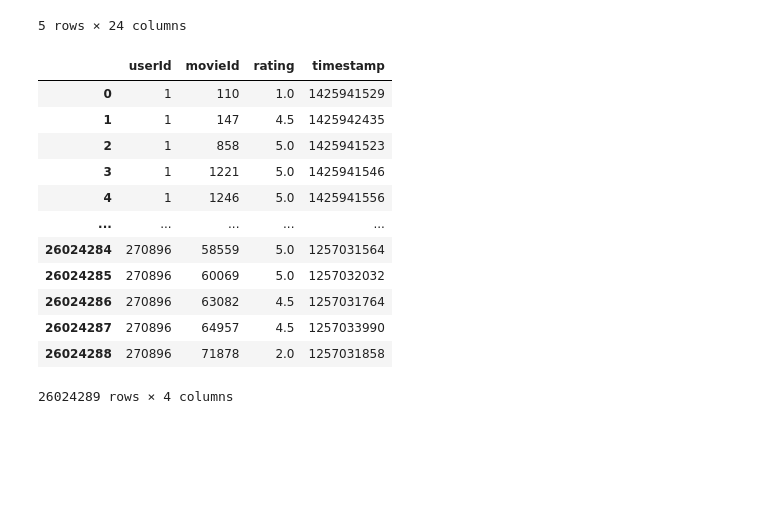
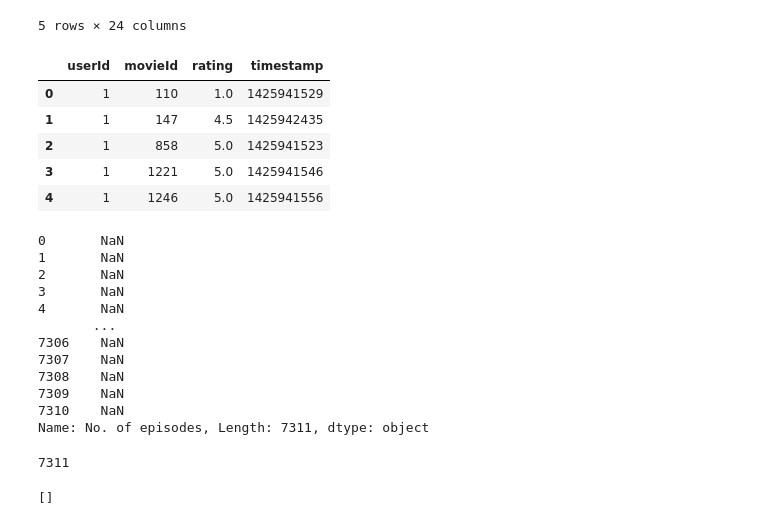
Before and after one commit to ckeistler/Module08_Movies-ETL_ExtractTransformLoad, a Jupyter notebook: ETL_function_test.ipynb, the cells around one changed output. Cells and saved outputs as stored; diff of their text form; code cells hidden in the pictures; blank space fills up the shorter version.

```diff
--- a/ETL_function_test.ipynb
+++ b/ETL_function_test.ipynb
@@ -83,18 +89,34 @@ kaggle_metadata.head()
 5 rows × 24 columns
 # %%
 # 11. Check the ratings DataFrame.
-ratings
+ratings.head()
 # %% [output]
 |  | userId | movieId | rating | timestamp |
 | 0 | 1 | 110 | 1.0 | 1425941529 |
 | 1 | 1 | 147 | 4.5 | 1425942435 |
 | 2 | 1 | 858 | 5.0 | 1425941523 |
 | 3 | 1 | 1221 | 5.0 | 1425941546 |
 | 4 | 1 | 1246 | 5.0 | 1425941556 |
-| ... | ... | ... | ... | ... |
-| 26024284 | 270896 | 58559 | 5.0 | 1257031564 |
-| 26024285 | 270896 | 60069 | 5.0 | 1257032032 |
-| 26024286 | 270896 | 63082 | 4.5 | 1257031764 |
-| 26024287 | 270896 | 64957 | 4.5 | 1257033990 |
-| 26024288 | 270896 | 71878 | 2.0 | 1257031858 |
-26024289 rows × 4 columns
+# %%
+wiki_movies_df['No. of episodes']
+# %% [output]
+0       NaN
+1       NaN
+2       NaN
+3       NaN
+4       NaN
+       ...
+7306    NaN
+7307    NaN
+7308    NaN
+7309    NaN
+7310    NaN
+Name: No. of episodes, Length: 7311, dtype: object
+# %%
+len(wiki_movies_df)
+# %% [output]
+7311
+# %%
+wiki_movies
+# %% [output]
+[]
```
Also changed, not shown: parts of 6 cells of this notebook, 2 other files.
